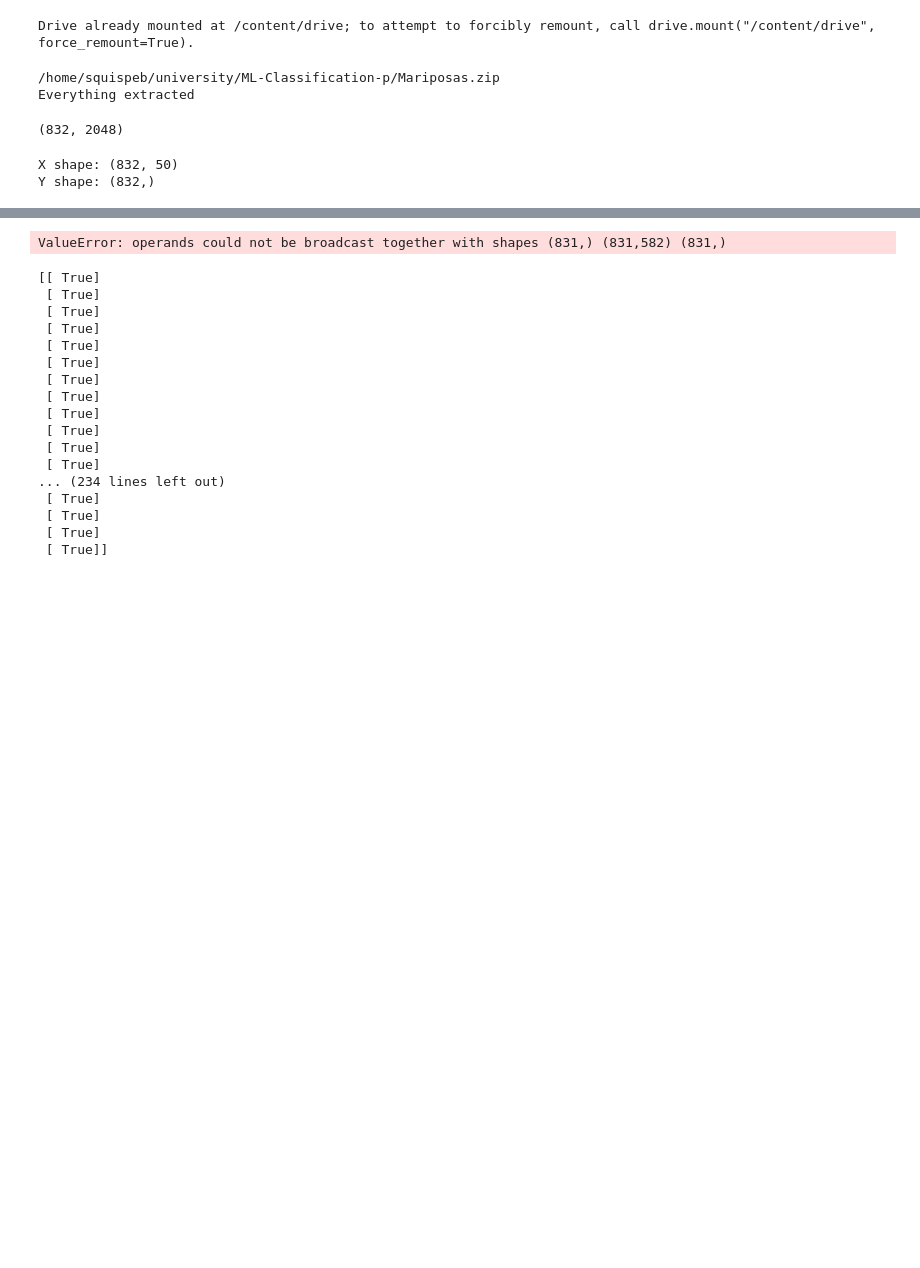
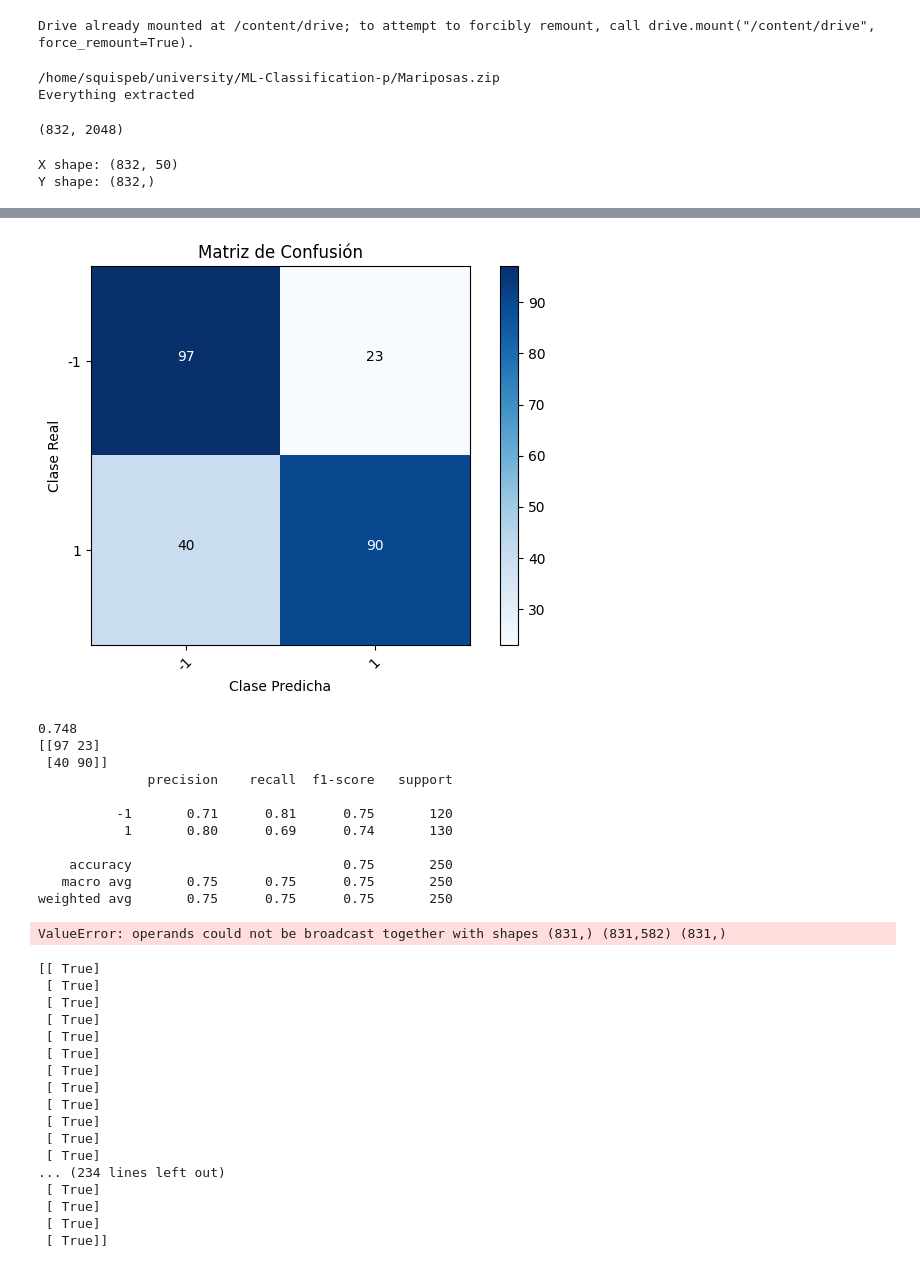
Before and after one commit to anquisbarr/ml-proyecto-1, a Jupyter notebook: P1.ipynb, the cells around one changed output, grey strips where cells are left out. Cells and saved outputs as stored; diff of their text form; code cells hidden in the pictures; blank space fills up the shorter version.

Commit message:
feat: SVM done, conffusion matrix and report

```diff
--- a/P1.ipynb
+++ b/P1.ipynb
@@ -374,14 +374,14 @@ svm.X = X
 svm.Y = Y
 svm.GetLambda()
 W = svm.GetW(X, Y)
-b = svm.GetB(X_train, W)
+b = svm.GetB(X, W)
 
-Y = svm.Predict(X, W, b)
+Y_svm = svm.Predict(X, W, b)
 
-# X_train, X_test, Y_train, Y_test = train_test_split(X, Y, test_size=.3)
+X_train, X_test, Y_train, Y_test = train_test_split(X, Y, test_size=0.3)
 
-# Y_pred = svm.Predict(X_test, W, b)
+Y_pred = svm.Predict(X_test, W, b)
 
-# confussion_matrix = confusion_matrix(Y_test, Y_pred)
+confussion_matrix = confusion_matrix(Y_test, Y_pred)
 # %% [output]
      pcost       dcost       gap    pres   dres
@@ -424,35 +397,46 @@ print(Y)
 # %%
-# # Crea la figura y los ejes
+# Crea la figura y los ejes
 
-# classes = [-1, 1]  # Clases negativa y positiva
+classes = [-1, 1]  # Clases negativa y positiva
 
-# plt.figure()
-# plt.imshow(confussion_matrix, interpolation='nearest', cmap=plt.cm.Blues)
-# plt.title("Matriz de Confusión")
-# plt.colorbar()
-# tick_marks = np.arange(len(classes))
-# plt.xticks(tick_marks, classes, rotation=45)
-# plt.yticks(tick_marks, classes)
+plt.figure()
+plt.imshow(confussion_matrix, interpolation='nearest', cmap=plt.cm.Blues)
+plt.title("Matriz de Confusión")
+plt.colorbar()
+tick_marks = np.arange(len(classes))
+plt.xticks(tick_marks, classes, rotation=45)
+plt.yticks(tick_marks, classes)
 
-# # Etiqueta los valores en la matriz
-# thresh = confussion_matrix.max() / 2.
-# for i in range(confussion_matrix.shape[0]):
-#     for j in range(confussion_matrix.shape[1]):
-#         plt.text(j, i, format(confussion_matrix[i, j], 'd'),
-#                  horizontalalignment="center",
-#                  color="white" if confussion_matrix[i, j] > thresh else "black")
+# Etiqueta los valores en la matriz
+thresh = confussion_matrix.max() / 2.
+for i in range(confussion_matrix.shape[0]):
+    for j in range(confussion_matrix.shape[1]):
+        plt.text(j, i, format(confussion_matrix[i, j], 'd'),
+                 horizontalalignment="center",
+                 color="white" if confussion_matrix[i, j] > thresh else "black")
 
-# plt.ylabel('Clase Real')
-# plt.xlabel('Clase Predicha')
-# plt.tight_layout()
-# plt.show()
+plt.ylabel('Clase Real')
+plt.xlabel('Clase Predicha')
+plt.tight_layout()
+plt.show()
 
 
-# print(y_pred)
-# print(Y_test)
-# print(accuracy_score(Y_test, y_pred))
-# print(confusion_matrix(Y_test, y_pred))
-# print(classification_report(Y_test, y_pred))
+print(accuracy_score(Y_test, Y_pred))
+print(confusion_matrix(Y_test, Y_pred))
+print(classification_report(Y_test, Y_pred))
+# %% [output]
+[figure, added]
+0.748
+[[97 23]
+ [40 90]]
+              precision    recall  f1-score   support
+
+          -1       0.71      0.81      0.75       120
+           1       0.80      0.69      0.74       130
+
+    accuracy                           0.75       250
+   macro avg       0.75      0.75      0.75       250
+weighted avg       0.75      0.75      0.75       250
 # %%
     # def train(self,x,y, epochs):
     #     num_samples, num_caracteristicas = x.shape
```
Also changed, not shown: parts of 2 cells of this notebook.
